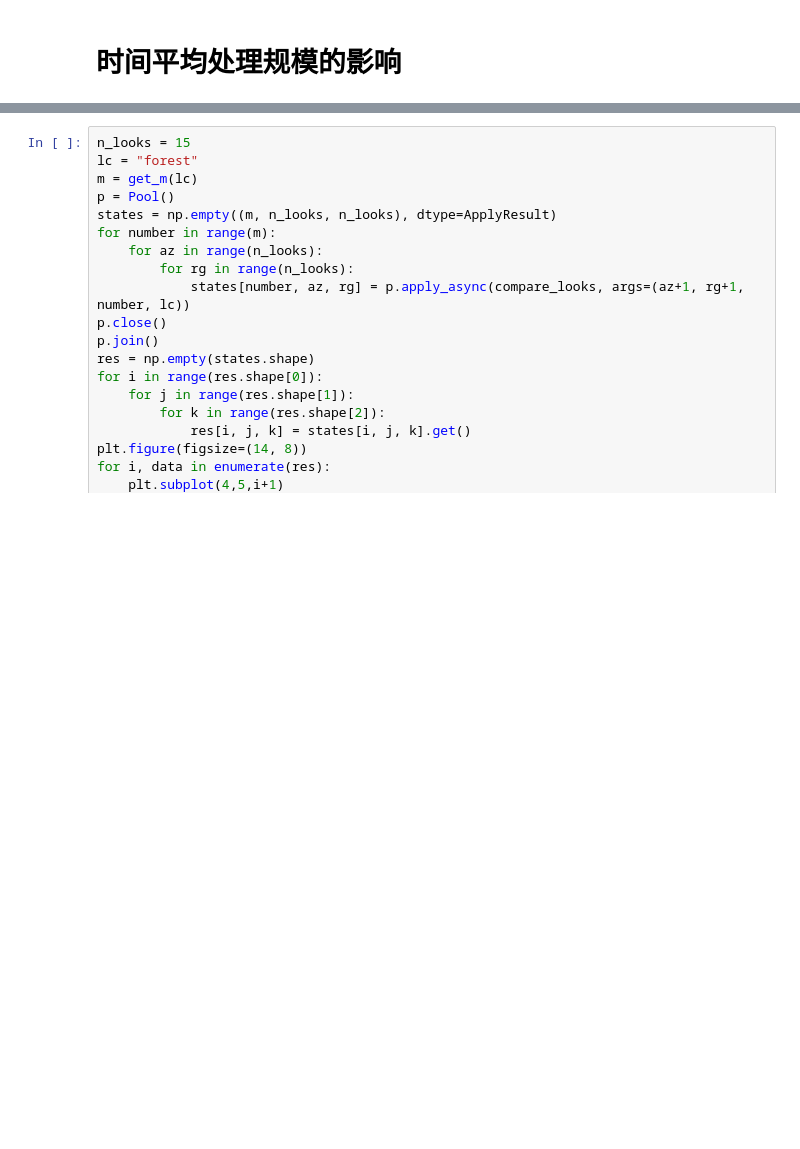
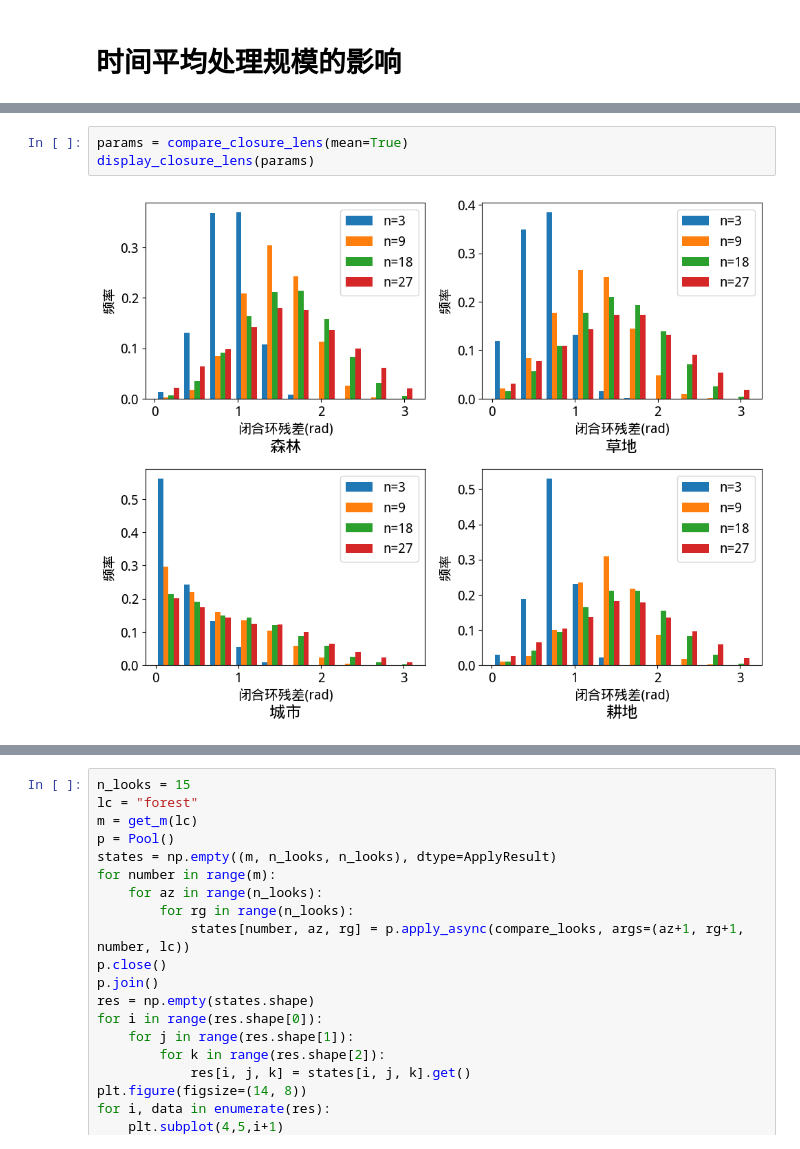
Before and after one commit to SakuraLaurel/Closure, a Jupyter notebook: closure.ipynb, the cells around one changed output, grey strips where cells are left out. Drawn from its saved outputs; the diff is of its cells as text; blank space fills up the shorter version.

```diff
--- a/closure.ipynb
+++ b/closure.ipynb
@@ -289,0 +348,5 @@ for lc in ("forest", "impervious"):
+# %%
+params = compare_closure_lens(mean=True)
+display_closure_lens(params)
+# %% [output]
+[figure, added]
```
Also changed, not shown: parts of 18 cells of this notebook, 1 other file.
